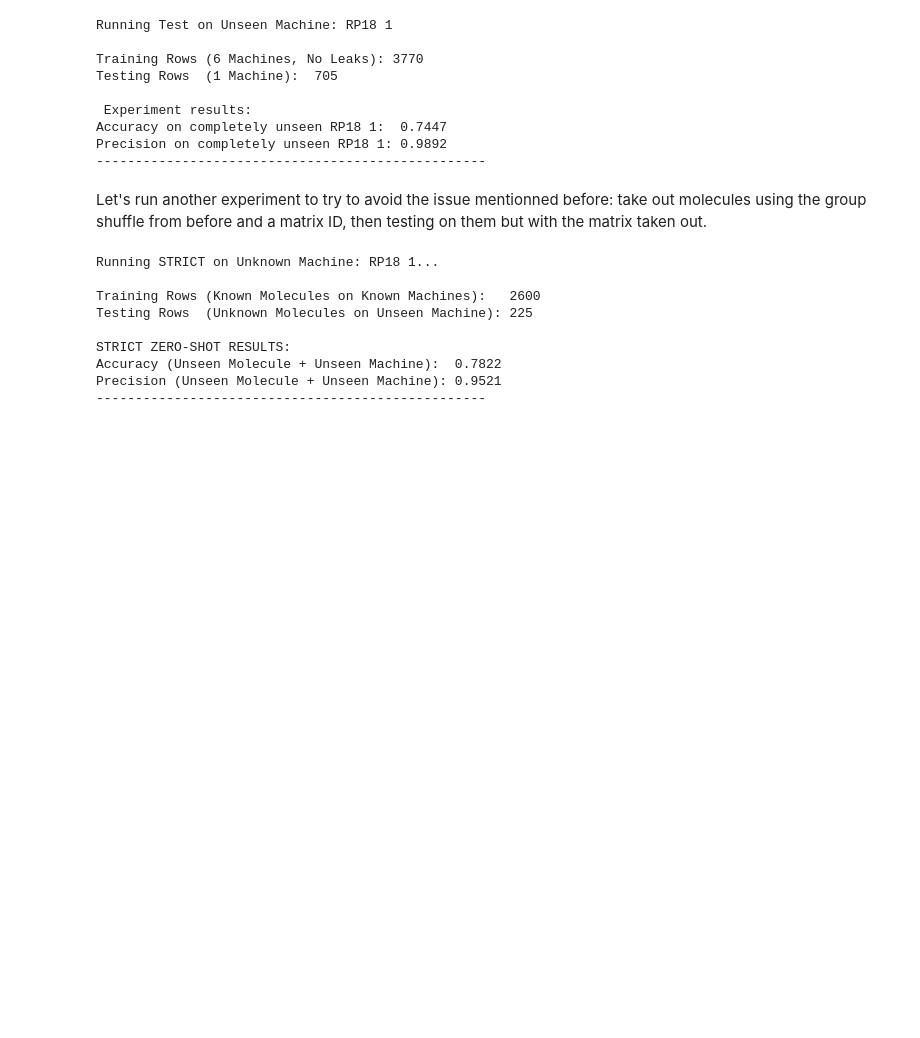
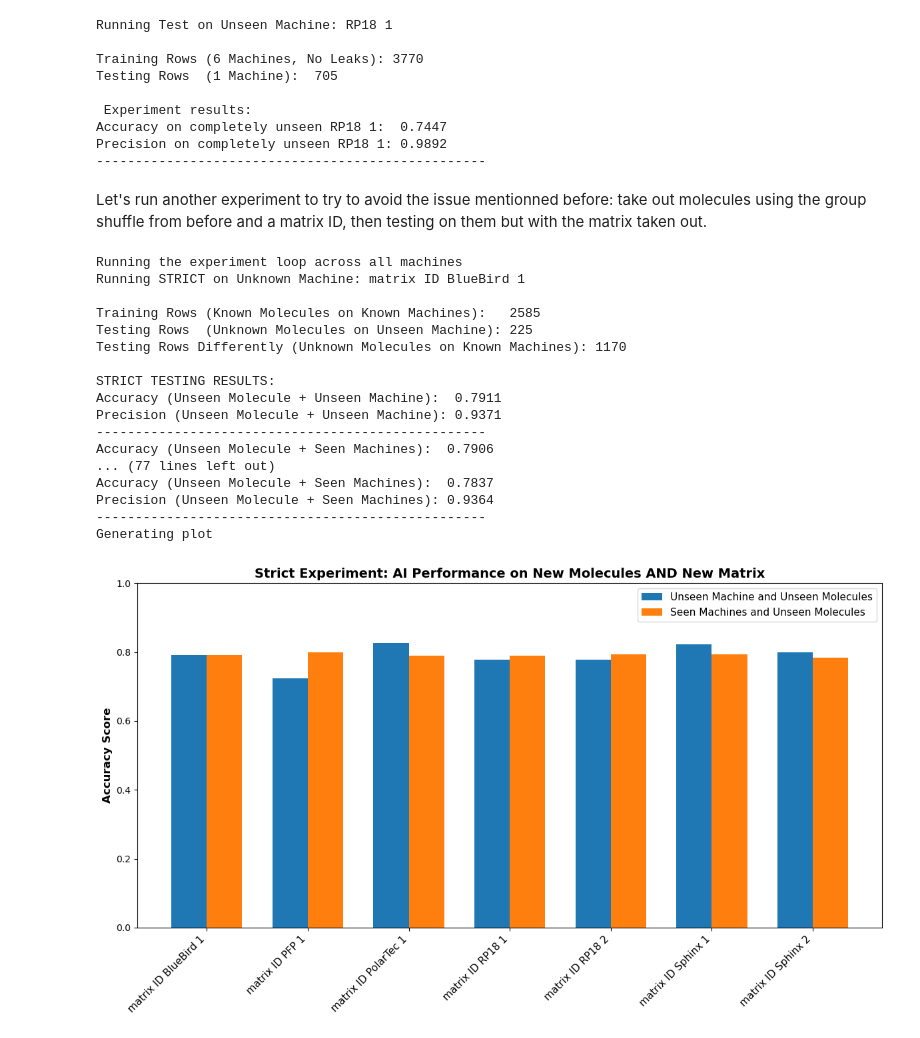
Before and after one commit to swisscatplus/solubility_prediction_nmr, a Jupyter notebook: src/dev/rt_prediction.ipynb, the cells around one changed output. Saved outputs shown, nothing was run; the diff lists cells and outputs as text; code cells hidden in the pictures; blank space fills up the shorter version.

```diff
--- a/src/dev/rt_prediction.ipynb
+++ b/src/dev/rt_prediction.ipynb
@@ -2677,3 +2677,11 @@ matrix_vector_dict = {
 
 # .map() instantly looks at 'Matrix ID Name' for all rows and attributes the specific array
 df_desc['Matrix_Packed_Array'] = df_desc['Matrix ID Name'].map(matrix_vector_dict)
+# %%
+# Replace with one-hot coding matrix IDs
+one_hot_vector= pd.get_dummies(df_desc['Matrix ID Name'], dtype = int)
+
+df_desc['Matrix_Packed_Array'] = one_hot_vector.values.tolist()
+
+
+print(df_desc)
@@ -2691,3 +2717,8 @@ unique_smiles[['MolLogP', 'TPSA', 'MolWt', 'NumHDonors', 'NumHAcceptors']] = uni
 df_desc = df_desc.merge(unique_smiles, on='SMILES', how='left')
 # %% [output]
 2/3 Mapping SMILES Descriptors...
+# %%
+print("2/3.5 Mapping SMILES Descriptors...")
+unique_smiles_other =pd.DataFrame({'SMILES': df_desc['SMILES'].unique()})
+unique_smiles_other[['MolWt', 'NumHDonors', 'NumHAcceptors']] = unique_smiles_other['SMILES'].apply(calculate_mlwt).apply(pd.Series)
+df_desc = df_desc.merge(unique_smiles_other, on='SMILES', how='left')
@@ -3040,14 +3078,69 @@ Precision on completely unseen RP18 1: 0.9892
 # %% [markdown]
 Let's run another experiment to try to avoid the issue mentionned before: take out molecules using the group shuffle from before and a matrix ID, then testing on them but with the matrix taken out.
 # %%
-model_strict, train_set, test_set = strict_unknown_column_machine_test(df_desc, 'RP18 1')
+# Gets list of all machines
+all_machines = df_desc['Matrix ID Name'].unique()
+
+# Creates empty lists to store results
+unseen_accuracies = []
+seen_accuracies = []
+
+# Loop part
+print("Running the experiment loop across all machines")
+
+for machine in all_machines:
+    acc_unseen, acc_seen = strict_unknown_column_machine_test(df_desc, machine)
+    unseen_accuracies.append(acc_unseen)
+    seen_accuracies.append(acc_seen)
+
+
+
+# Plotting part
+print("Generating plot")
+
+# Create an array of numbers (0, 1, 2... 6) to position the bars on the X-axis
+x_positions = np.arange(len(all_machines))
+bar_width = 0.35 # The physical width of each bar
+
+# Set up canvas size
+fig, ax = plt.subplots(figsize=(12, 7))
+
+# Draw the bars, shift the Unseen bars slightly left (- bar_width/2)
+# and the Seen bars slightly right (+ bar_width/2) so they can sit side-by-side
+bars1 = ax.bar(x_positions - bar_width/2, unseen_accuracies, bar_width, label='Unseen Machine and Unseen Molecules', color='#1f77b4')
+bars2 = ax.bar(x_positions + bar_width/2, seen_accuracies, bar_width, label='Seen Machines and Unseen Molecules', color='#ff7f0e')
+
+# Adding labels, title, and customizing the axes
+ax.set_ylabel('Accuracy Score', fontsize=12, fontweight='bold')
+ax.set_title('Strict Experiment: AI Performance on New Molecules AND New Matrix', fontsize=14, fontweight='bold')
+ax.set_xticks(x_positions)
+ax.set_xticklabels(all_machines, rotation=45, ha="right", fontsize=11)
+ax.set_ylim(0.0, 1.0) # Lock the Y-axis from 0 to 100%
+
+# Adding the legend
+ax.legend(loc='upper right', fontsize=11)
+
+# Make the layout clean so nothing gets cut off
+plt.tight_layout()
+
+# Display
+plt.show()
 # %% [output]
-Running STRICT on Unknown Machine: RP18 1...
+Running the experiment loop across all machines
+Running STRICT on Unknown Machine: matrix ID BlueBird 1
 
-Training Rows (Known Molecules on Known Machines):   2600
+Training Rows (Known Molecules on Known Machines):   2585
 Testing Rows  (Unknown Molecules on Unseen Machine): 225
+Testing Rows Differently (Unknown Molecules on Known Machines): 1170
 
-STRICT ZERO-SHOT RESULTS:
-Accuracy (Unseen Molecule + Unseen Machine):  0.7822
-Precision (Unseen Molecule + Unseen Machine): 0.9521
+STRICT TESTING RESULTS:
+Accuracy (Unseen Molecule + Unseen Machine):  0.7911
+Precision (Unseen Molecule + Unseen Machine): 0.9371
 --------------------------------------------------
+Accuracy (Unseen Molecule + Seen Machines):  0.7906
+... (77 lines left out)
+Accuracy (Unseen Molecule + Seen Machines):  0.7837
+Precision (Unseen Molecule + Seen Machines): 0.9364
+--------------------------------------------------
+Generating plot
+[figure, added]
```
Also changed, not shown: parts of 21 cells of this notebook, 4 other files.
